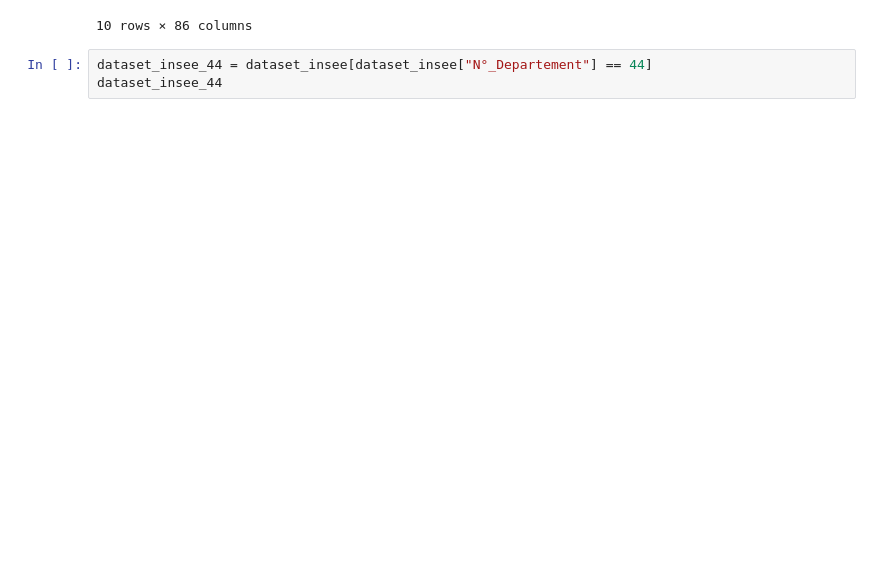
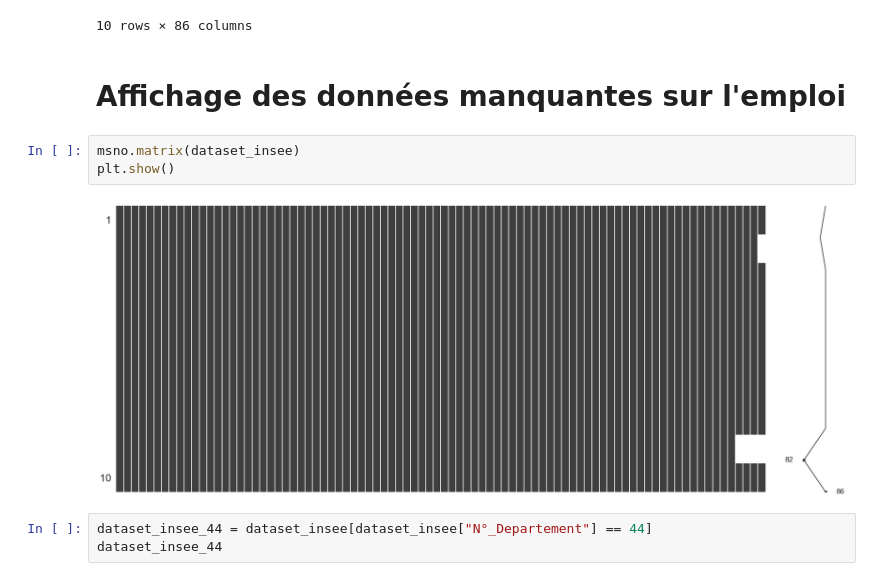
Before and after one commit to CinquinAndy/i1-mspr-data, a Jupyter notebook: Notebook_visu_graphs.ipynb, the cells around one changed output. Cells and saved outputs as stored; diff of their text form; blank space fills up the shorter version.

Commit message:
Affichage des données manquantes sur l'emploi

```diff
--- a/Notebook_visu_graphs.ipynb
+++ b/Notebook_visu_graphs.ipynb
@@ -69,6 +72,13 @@ dict_keys(['Emploi LA', 'Emploi Indus LA', 'Tertiaire marchand LA', 'Tertiaire n
 | Tertiaire non march AM OK | 6 | 121852.0 | 122561.75 | 123271.5 | 123981.25 | 124691 | 125509.5 | 126328.0 | 127146.5 | 127965.0 | ... |
 | Chom AM | 6 | 10.2 | 10.00 | 9.8 | 9.60 | 9.6 | 9.9 | 10.0 | 9.8 | 10.0 | ... |
 10 rows × 86 columns
+# %% [markdown]
+# Affichage des données manquantes sur l'emploi
+# %%
+msno.matrix(dataset_insee)
+plt.show()
+# %% [output]
+[figure, added]
 # %%
 dataset_insee_44 = dataset_insee[dataset_insee["N°_Departement"] == 44]
 dataset_insee_44
```
Also changed, not shown: parts of 4 cells of this notebook.
